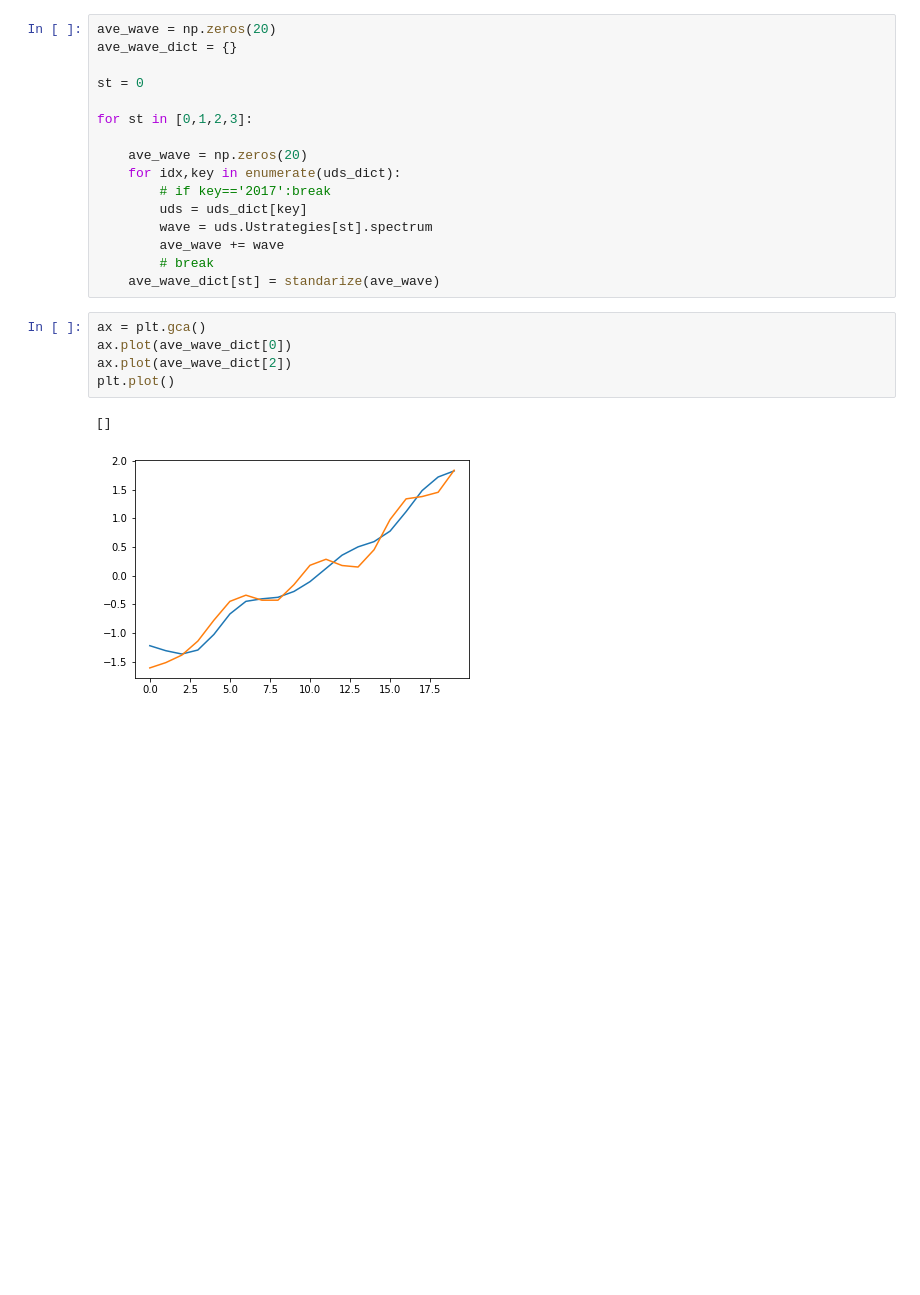
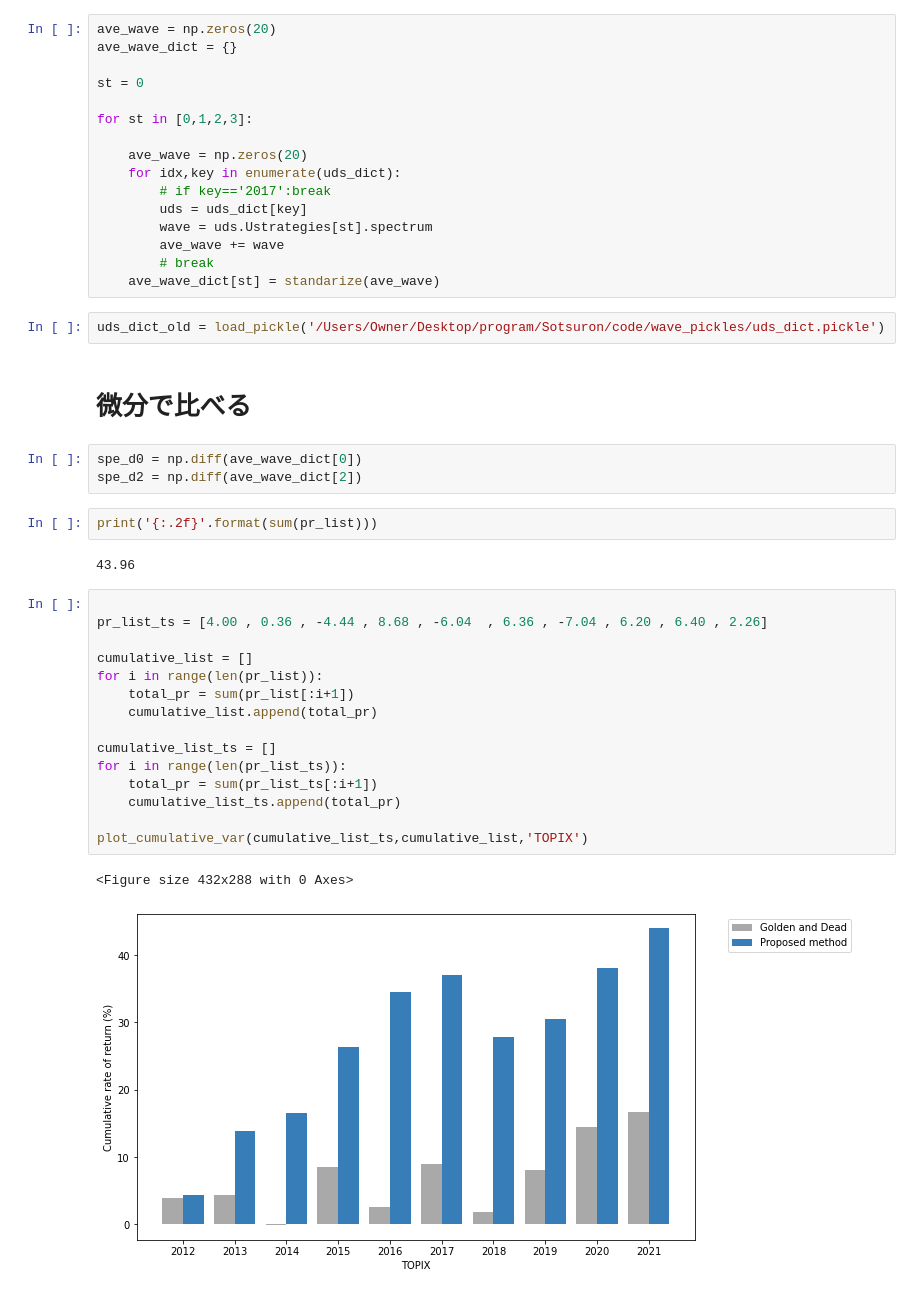
Before and after one commit to yodarjeering/New_XGB, a Jupyter notebook: Kenkyu.ipynb, the cells around one changed output. Drawn from its saved outputs; the diff is of its cells as text; blank space fills up the shorter version.

```diff
--- a/Kenkyu.ipynb
+++ b/Kenkyu.ipynb
@@ -582,11 +580,32 @@ for st in [0,1,2,3]:
         ave_wave += wave
         # break
     ave_wave_dict[st] = standarize(ave_wave)
-# %%
-ax = plt.gca()
-ax.plot(ave_wave_dict[0])
-ax.plot(ave_wave_dict[2])
-plt.plot()
-# %% [output]
-[]
-[figure, removed]
+# %%
+uds_dict_old = load_pickle('/Users/Owner/Desktop/program/Sotsuron/code/wave_pickles/uds_dict.pickle')
+# %% [markdown]
+# 微分で比べる
+# %%
+spe_d0 = np.diff(ave_wave_dict[0])
+spe_d2 = np.diff(ave_wave_dict[2])
+# %%
+print('{:.2f}'.format(sum(pr_list)))
+# %% [output]
+43.96
+# %%
+
+pr_list_ts = [4.00 , 0.36 , -4.44 , 8.68 , -6.04  , 6.36 , -7.04 , 6.20 , 6.40 , 2.26]
+
+cumulative_list = []
+for i in range(len(pr_list)):
+    total_pr = sum(pr_list[:i+1])
+    cumulative_list.append(total_pr)
+
+cumulative_list_ts = []
+for i in range(len(pr_list_ts)):
+    total_pr = sum(pr_list_ts[:i+1])
+    cumulative_list_ts.append(total_pr)
+
+plot_cumulative_var(cumulative_list_ts,cumulative_list,'TOPIX')
+# %% [output]
+<Figure size 432x288 with 0 Axes>
+[figure, added]
```
Also changed, not shown: parts of 2 cells of this notebook.
